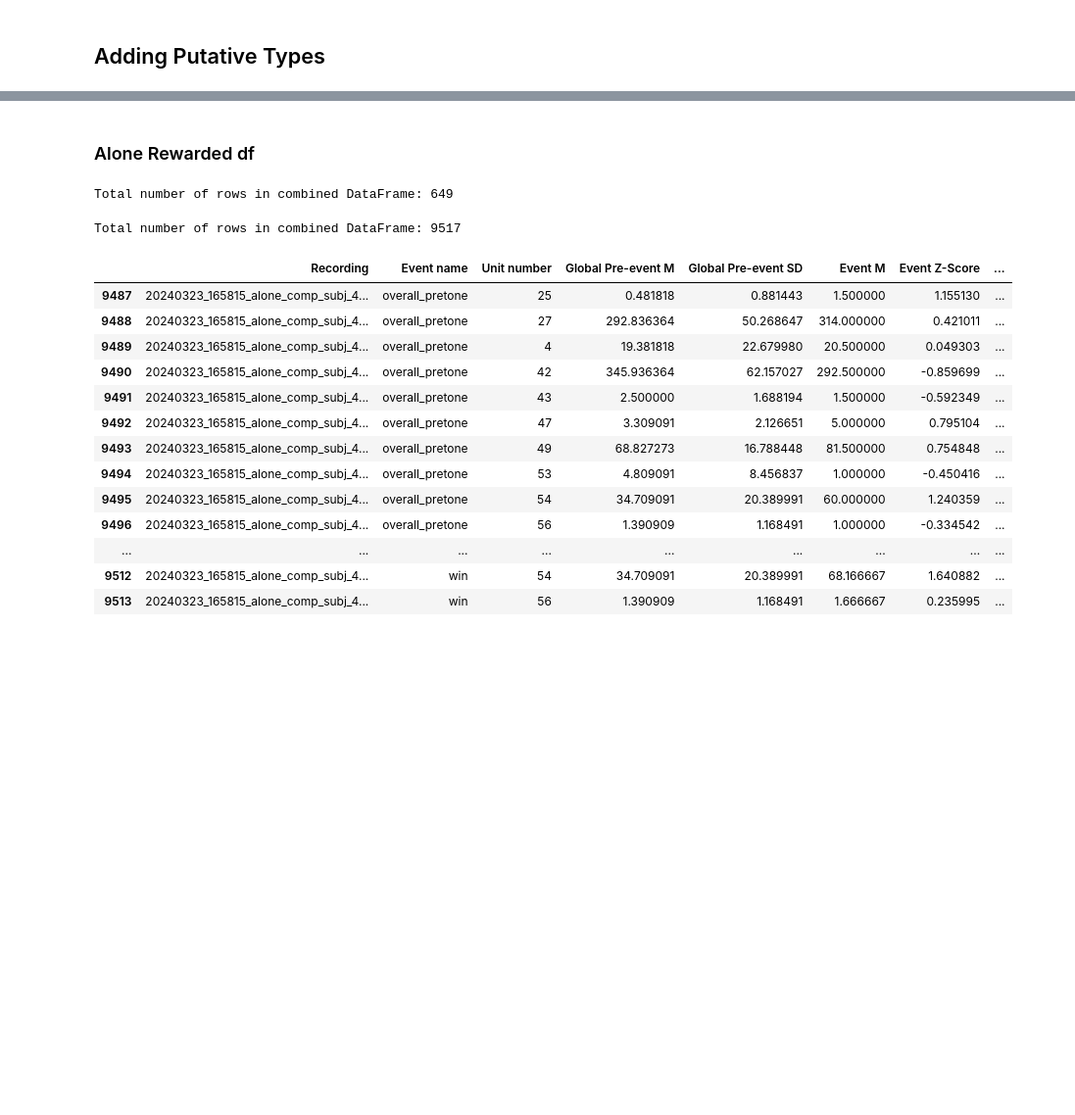
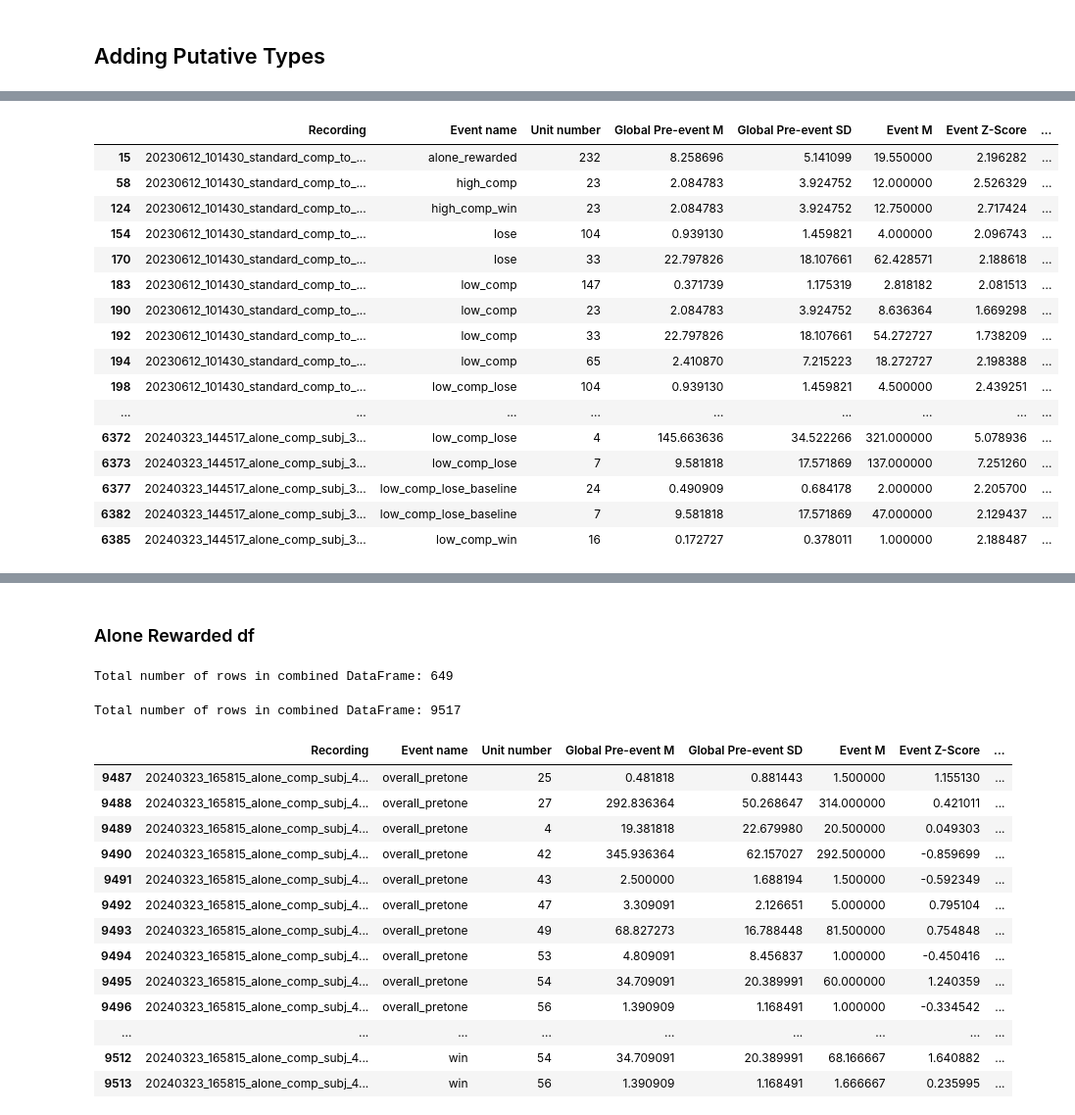
Before and after one commit to padillacoreanolab/diff_fam_social_memory_ephys, a Jupyter notebook: other_peoples_sutff/Thomas/reward_comp/z_score_analysis.ipynb, the cells around one changed output, grey strips where cells are left out. Shown at 98% size. Saved outputs shown, nothing was run; the diff lists cells and outputs as text; code cells hidden in the pictures; blank space fills up the shorter version.

```diff
--- a/other_peoples_sutff/Thomas/reward_comp/z_score_analysis.ipynb
+++ b/other_peoples_sutff/Thomas/reward_comp/z_score_analysis.ipynb
@@ -253,0 +395,20 @@ Name: count, dtype: int64
+# %%
+# Merge event_zscores_df with umap_df_detail based on 'Recording' and 'Unit number'
+merged_df = big_df.merge(
+    putative_df[['recording_name', 'unit_id', 'cluster_id']],  # Only select necessary columns
+    how='left',
+    left_on=['Recording', 'Unit number'],
+    right_on=['recording_name', 'unit_id']
+)
+
+# Create the 'putative type' column based on the 'cluster_id'
+merged_df['putative type'] = merged_df['cluster_id'].apply(lambda x: 'interneuron' if x == 5 else 'pyramidal')
+
+# Drop the unnecessary columns
+merged_df = merged_df.drop(columns=['recording_name', 'unit_id', 'cluster_id'])
+merged_df.to_csv(
+    "C:/Users/thoma/Code/ResearchCode/diff_fam_social_memory_ephys/other_peoples_sutff/Thomas/reward_comp/outputs/rce_zscore_putative_types.csv",
+    index=False
+)
+
+merged_df.head()
@@ -253,0 +422,22 @@ Name: count, dtype: int64
+# %%
+sig_units = merged_df[merged_df['sig'] != 'not sig']
+# %%
+sig_units
+# %% [output]
+|  | Recording | Event name | Unit number | Global Pre-event M | Global Pre-event SD | Event M | Event Z-Score | ... |
+| 15 | 20230612_101430_standard_comp_to_... | alone_rewarded | 232 | 8.258696 | 5.141099 | 19.550000 | 2.196282 | ... |
+| 58 | 20230612_101430_standard_comp_to_... | high_comp | 23 | 2.084783 | 3.924752 | 12.000000 | 2.526329 | ... |
+| 124 | 20230612_101430_standard_comp_to_... | high_comp_win | 23 | 2.084783 | 3.924752 | 12.750000 | 2.717424 | ... |
+| 154 | 20230612_101430_standard_comp_to_... | lose | 104 | 0.939130 | 1.459821 | 4.000000 | 2.096743 | ... |
+| 170 | 20230612_101430_standard_comp_to_... | lose | 33 | 22.797826 | 18.107661 | 62.428571 | 2.188618 | ... |
+| 183 | 20230612_101430_standard_comp_to_... | low_comp | 147 | 0.371739 | 1.175319 | 2.818182 | 2.081513 | ... |
+| 190 | 20230612_101430_standard_comp_to_... | low_comp | 23 | 2.084783 | 3.924752 | 8.636364 | 1.669298 | ... |
+| 192 | 20230612_101430_standard_comp_to_... | low_comp | 33 | 22.797826 | 18.107661 | 54.272727 | 1.738209 | ... |
+| 194 | 20230612_101430_standard_comp_to_... | low_comp | 65 | 2.410870 | 7.215223 | 18.272727 | 2.198388 | ... |
+| 198 | 20230612_101430_standard_comp_to_... | low_comp_lose | 104 | 0.939130 | 1.459821 | 4.500000 | 2.439251 | ... |
+| ... | ... | ... | ... | ... | ... | ... | ... | ... |
+| 6372 | 20240323_144517_alone_comp_subj_3... | low_comp_lose | 4 | 145.663636 | 34.522266 | 321.000000 | 5.078936 | ... |
+| 6373 | 20240323_144517_alone_comp_subj_3... | low_comp_lose | 7 | 9.581818 | 17.571869 | 137.000000 | 7.251260 | ... |
+| 6377 | 20240323_144517_alone_comp_subj_3... | low_comp_lose_baseline | 24 | 0.490909 | 0.684178 | 2.000000 | 2.205700 | ... |
+| 6382 | 20240323_144517_alone_comp_subj_3... | low_comp_lose_baseline | 7 | 9.581818 | 17.571869 | 47.000000 | 2.129437 | ... |
+| 6385 | 20240323_144517_alone_comp_subj_3... | low_comp_win | 16 | 0.172727 | 0.378011 | 1.000000 | 2.188487 | ... |
```
Also changed, not shown: parts of 51 cells of this notebook, 2 other files.
